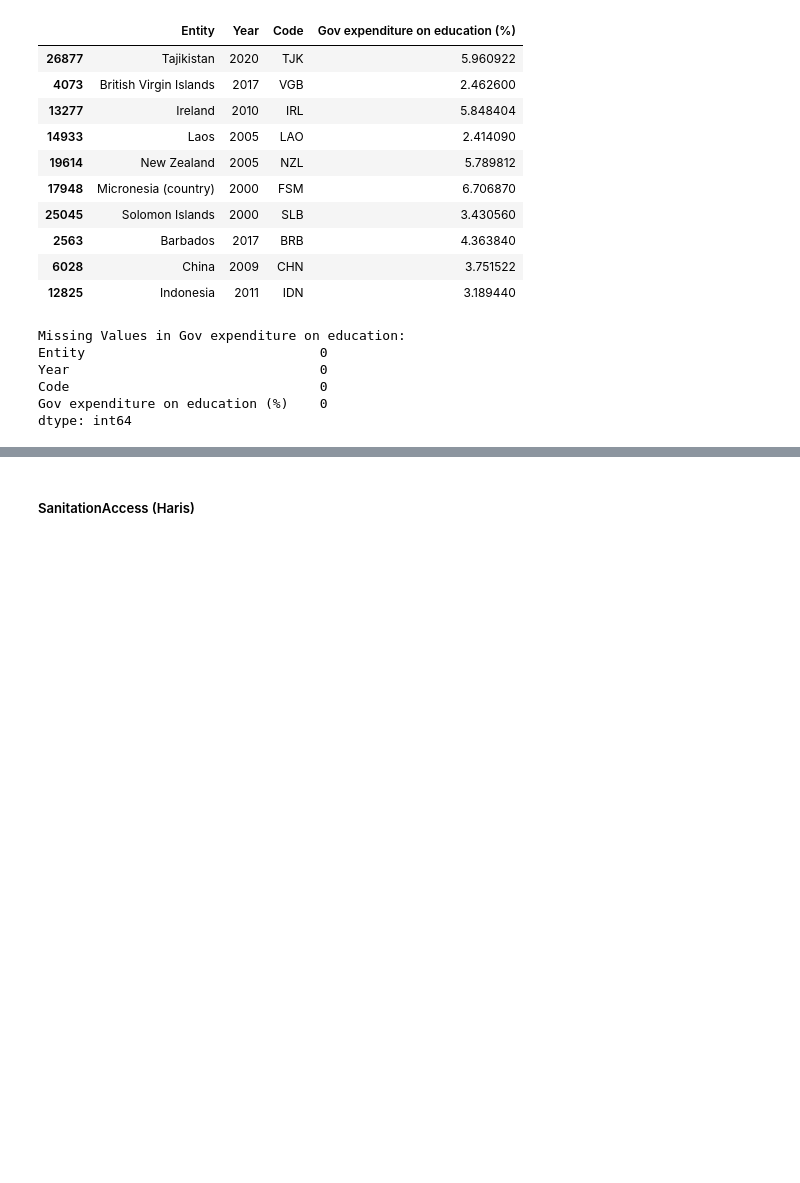
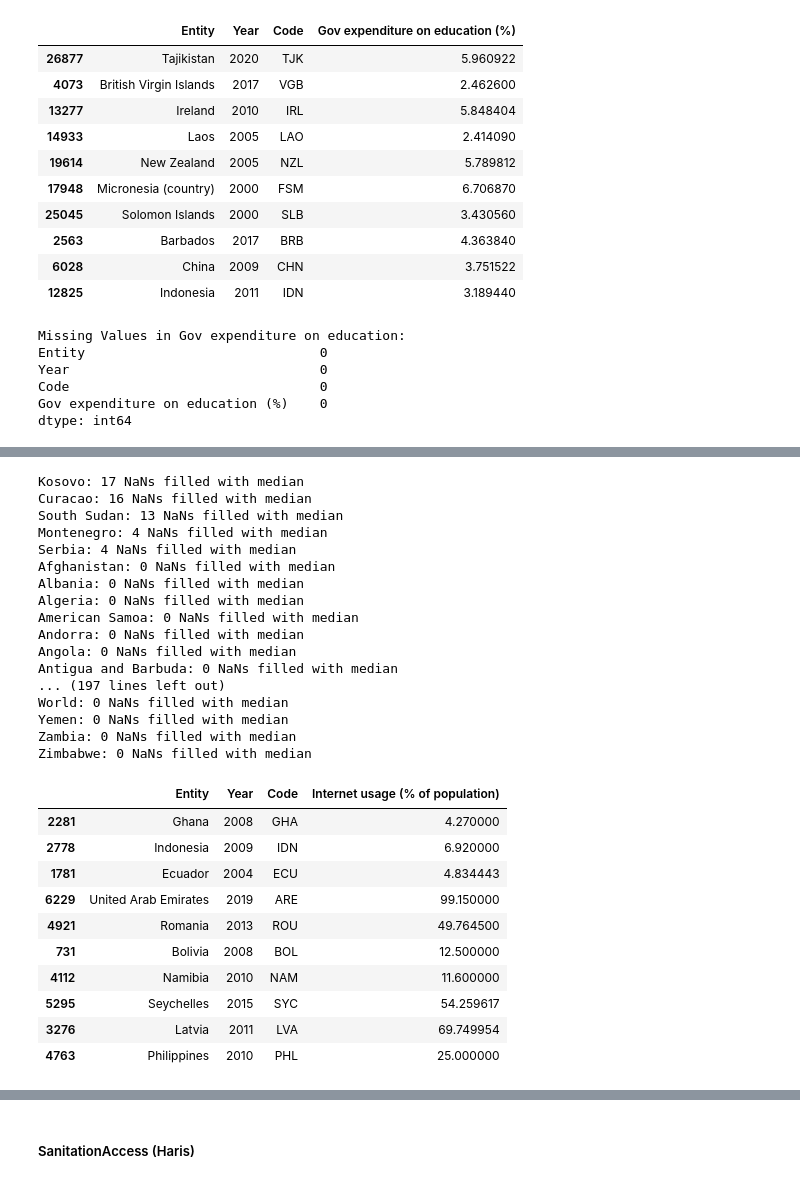
Before and after one commit to HarisFetic/Lebenserwartungs-Rechner-Projekt, a Jupyter notebook: sven/final.ipynb, the cells around one changed output, grey strips where cells are left out. Cells and saved outputs as stored; diff of their text form; code cells hidden in the pictures; blank space fills up the shorter version.

```diff
--- a/sven/final.ipynb
+++ b/sven/final.ipynb
@@ -343,0 +344,80 @@ dtype: int64
+# %%
+# Drop rows where 'Code' is NaN
+internet_usage_data = internet_usage_data.dropna(subset=['Code'])
+
+# Create a mapping of Entity to Code
+entity_code_map = internet_usage_data.drop_duplicates('Entity').set_index('Entity')['Code']
+
+# Get unique countries and the full range of years in the dataset
+unique_countries = internet_usage_data['Entity'].unique()
+full_years_range = range(internet_usage_data['Year'].min(), 2021)
+
+# Creating a DataFrame with all combinations of countries and full range of years
+countries_years = pd.MultiIndex.from_product([unique_countries, full_years_range], names=['Entity', 'Year'])
+complete_data_frame = pd.DataFrame(index=countries_years).reset_index()
+
+# Using the mapping to fill in the 'Code' column for the new rows
+complete_data_frame['Code'] = complete_data_frame['Entity'].map(entity_code_map)
+
+# Merging this with the existing data
+merged_data_with_complete_years = pd.merge(complete_data_frame, internet_usage_data,
+                                           on=['Entity', 'Year', 'Code'], how='left')
+
+# Applying linear interpolation for each country
+interpolated_data = merged_data_with_complete_years.groupby('Entity').apply(lambda group: group.interpolate(method='linear'))
+
+# Reset index to make the DataFrame flat
+interpolated_data = interpolated_data.reset_index(drop=True)
+
+# Filter the data to keep only the years from 2000 to 2020
+full_data_internet_usage_2000_2020 = interpolated_data[
+    (interpolated_data['Year'] >= 2000) & (interpolated_data['Year'] <= 2020)
+]
+
+# Filling remaining NaN values with median for each country and counting NaNs filled
+nan_filled_count = {}
+for entity, group in full_data_internet_usage_2000_2020.groupby('Entity'):
+    before_fill = group.isna().sum().sum()
+    group = group.fillna(group.median(numeric_only=True))
+    after_fill = group.isna().sum().sum()
+    nan_filled_count[entity] = before_fill - after_fill
+    full_data_internet_usage_2000_2020.update(group)
+
+# Sort the dictionary by the count of NaNs filled, in descending order
+sorted_nan_filled_count = dict(sorted(nan_filled_count.items(), key=lambda item: item[1], reverse=True))
+
+# Print the count of NaNs filled for each country
+for country, count in sorted_nan_filled_count.items():
+    print(f"{country}: {count} NaNs filled with median")
+
+# Display a sample of the final interpolated data
+full_data_internet_usage_2000_2020.sample(10)
+# %% [output]
+Kosovo: 17 NaNs filled with median
+Curacao: 16 NaNs filled with median
+South Sudan: 13 NaNs filled with median
+Montenegro: 4 NaNs filled with median
+Serbia: 4 NaNs filled with median
+Afghanistan: 0 NaNs filled with median
+Albania: 0 NaNs filled with median
+Algeria: 0 NaNs filled with median
+American Samoa: 0 NaNs filled with median
+Andorra: 0 NaNs filled with median
+Angola: 0 NaNs filled with median
+Antigua and Barbuda: 0 NaNs filled with median
+... (197 lines left out)
+World: 0 NaNs filled with median
+Yemen: 0 NaNs filled with median
+Zambia: 0 NaNs filled with median
+Zimbabwe: 0 NaNs filled with median
+|  | Entity | Year | Code | Internet usage (% of population) |
+| 2281 | Ghana | 2008 | GHA | 4.270000 |
+| 2778 | Indonesia | 2009 | IDN | 6.920000 |
+| 1781 | Ecuador | 2004 | ECU | 4.834443 |
+| 6229 | United Arab Emirates | 2019 | ARE | 99.150000 |
+| 4921 | Romania | 2013 | ROU | 49.764500 |
+| 731 | Bolivia | 2008 | BOL | 12.500000 |
+| 4112 | Namibia | 2010 | NAM | 11.600000 |
+| 5295 | Seychelles | 2015 | SYC | 54.259617 |
+| 3276 | Latvia | 2011 | LVA | 69.749954 |
+| 4763 | Philippines | 2010 | PHL | 25.000000 |
```
Also changed, not shown: parts of 6 cells of this notebook.
